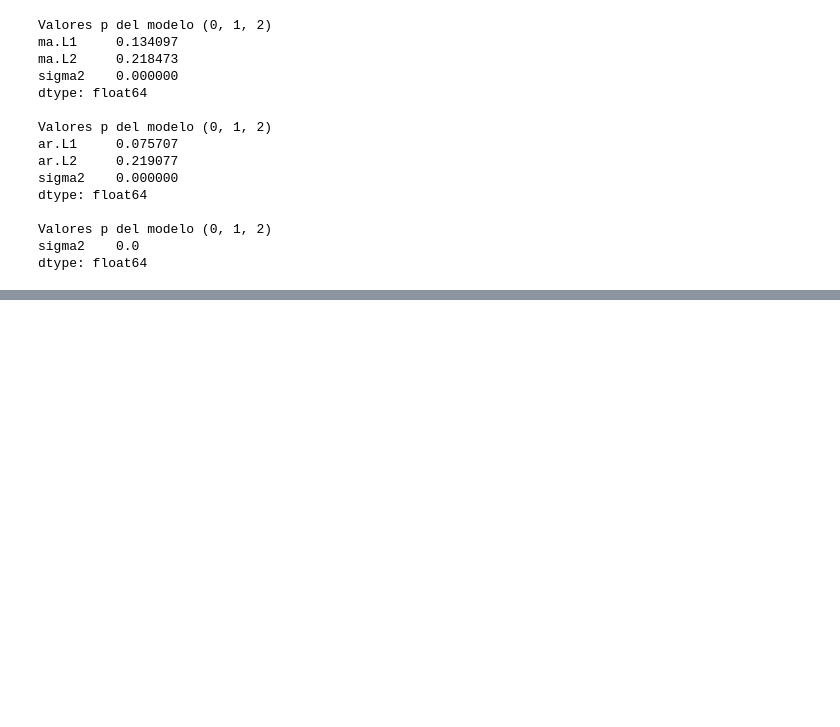
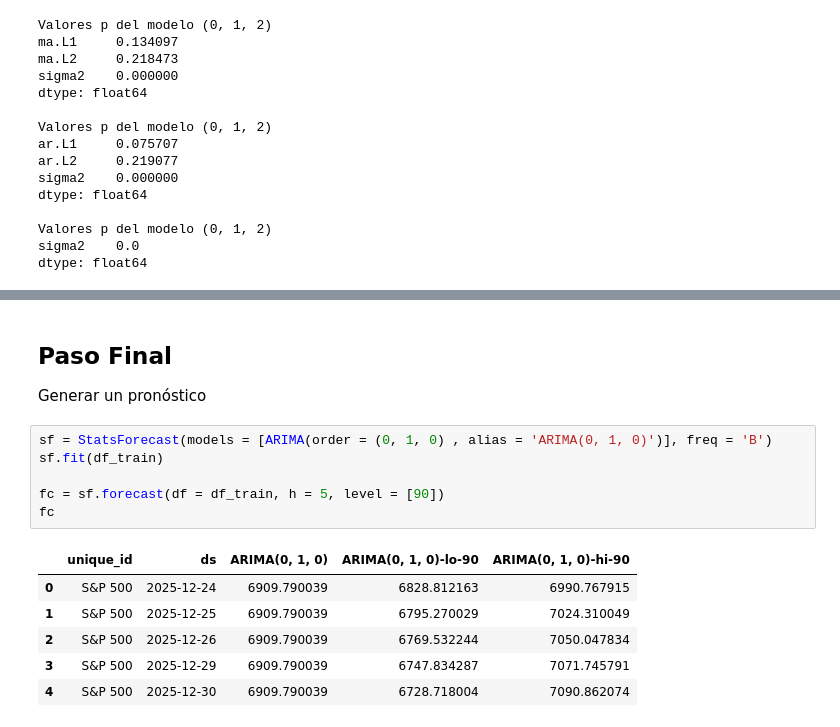
Before and after one commit to JairRamosG/Series_de_Tiempo, a Jupyter notebook: 06_ARIMA/ARIMA(p, d, q).ipynb, the cells around one changed output, grey strips where cells are left out. Drawn from its saved outputs; the diff is of its cells as text; blank space fills up the shorter version.

```diff
--- a/06_ARIMA/ARIMA(p, d, q).ipynb
+++ b/06_ARIMA/ARIMA(p, d, q).ipynb
@@ -473,0 +492,17 @@ dtype: float64
+# %% [markdown]
+## Paso Final
+
+Generar un pronóstico
+# %%
+sf = StatsForecast(models = [ARIMA(order = (0, 1, 0) , alias = 'ARIMA(0, 1, 0)')], freq = 'B')
+sf.fit(df_train)
+
+fc = sf.forecast(df = df_train, h = 5, level = [90])
+fc
+# %% [output]
+|  | unique_id | ds | ARIMA(0, 1, 0) | ARIMA(0, 1, 0)-lo-90 | ARIMA(0, 1, 0)-hi-90 |
+| 0 | S&P 500 | 2025-12-24 | 6909.790039 | 6828.812163 | 6990.767915 |
+| 1 | S&P 500 | 2025-12-25 | 6909.790039 | 6795.270029 | 7024.310049 |
+| 2 | S&P 500 | 2025-12-26 | 6909.790039 | 6769.532244 | 7050.047834 |
+| 3 | S&P 500 | 2025-12-29 | 6909.790039 | 6747.834287 | 7071.745791 |
+| 4 | S&P 500 | 2025-12-30 | 6909.790039 | 6728.718004 | 7090.862074 |
```
Also changed, not shown: parts of 3 cells of this notebook.
